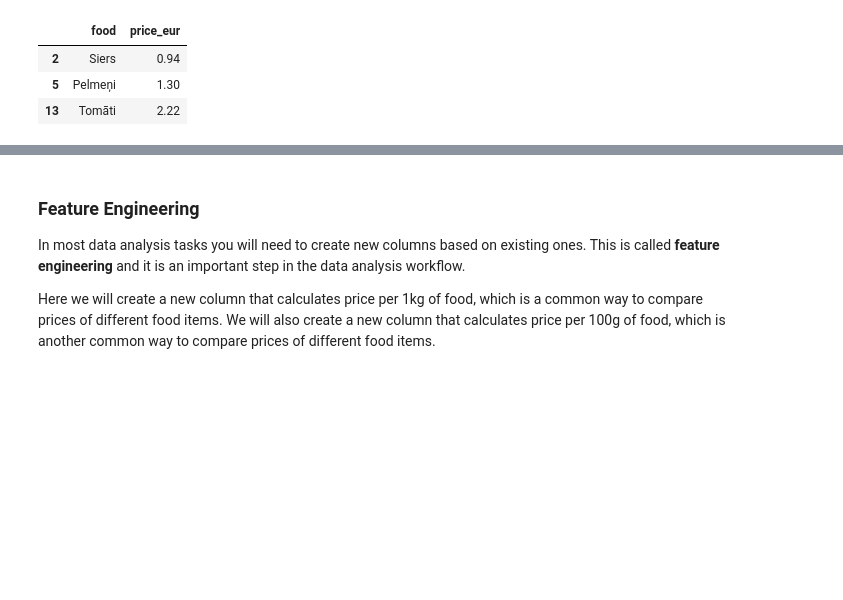
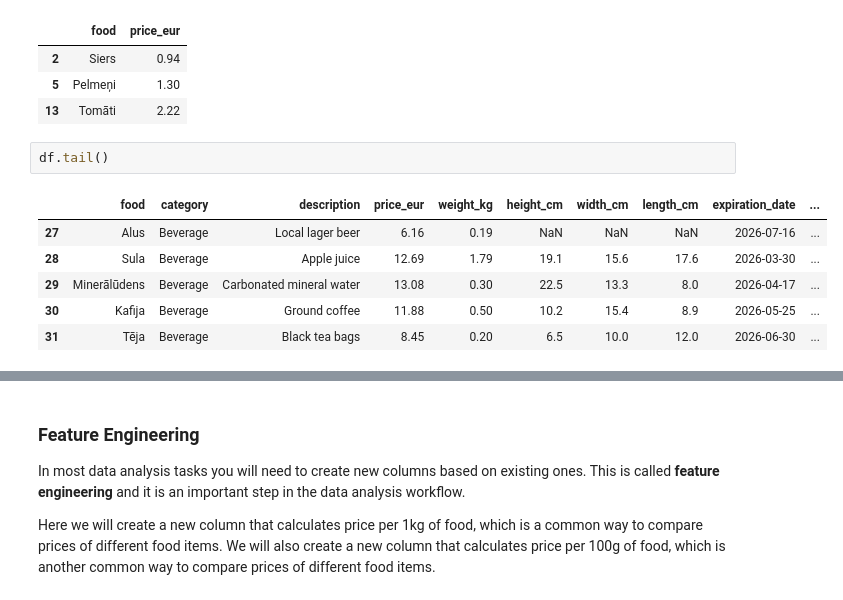
Before and after one commit to ValRCS/RTU_Data_Analysis_Visualization_CPD, a Jupyter notebook: notebooks/day1_big_picture_intro.ipynb, the cells around one changed output, grey strips where cells are left out. Saved outputs shown, nothing was run; the diff lists cells and outputs as text; blank space fills up the shorter version.

```diff
--- a/notebooks/day1_big_picture_intro.ipynb
+++ b/notebooks/day1_big_picture_intro.ipynb
@@ -820,3 +850,12 @@ cheapest_foods[['food', 'price_eur']] # display only the name and price_eur colu
 | 2 | Siers | 0.94 |
 | 5 | Pelmeņi | 1.30 |
 | 13 | Tomāti | 2.22 |
+# %%
+df.tail()
+# %% [output]
+|  | food | category | description | price_eur | weight_kg | height_cm | width_cm | length_cm | expiration_date | ... |
+| 27 | Alus | Beverage | Local lager beer | 6.16 | 0.19 | NaN | NaN | NaN | 2026-07-16 | ... |
+| 28 | Sula | Beverage | Apple juice | 12.69 | 1.79 | 19.1 | 15.6 | 17.6 | 2026-03-30 | ... |
+| 29 | Minerālūdens | Beverage | Carbonated mineral water | 13.08 | 0.30 | 22.5 | 13.3 | 8.0 | 2026-04-17 | ... |
+| 30 | Kafija | Beverage | Ground coffee | 11.88 | 0.50 | 10.2 | 15.4 | 8.9 | 2026-05-25 | ... |
+| 31 | Tēja | Beverage | Black tea bags | 8.45 | 0.20 | 6.5 | 10.0 | 12.0 | 2026-06-30 | ... |
```
Also changed, not shown: parts of 16 cells of this notebook.
